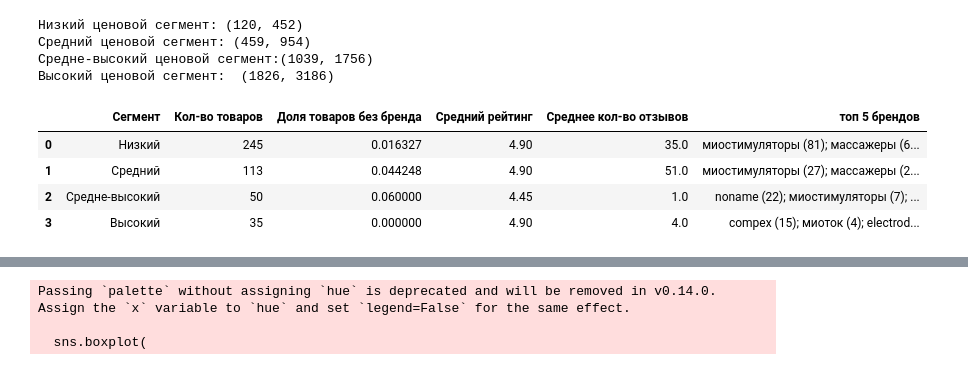
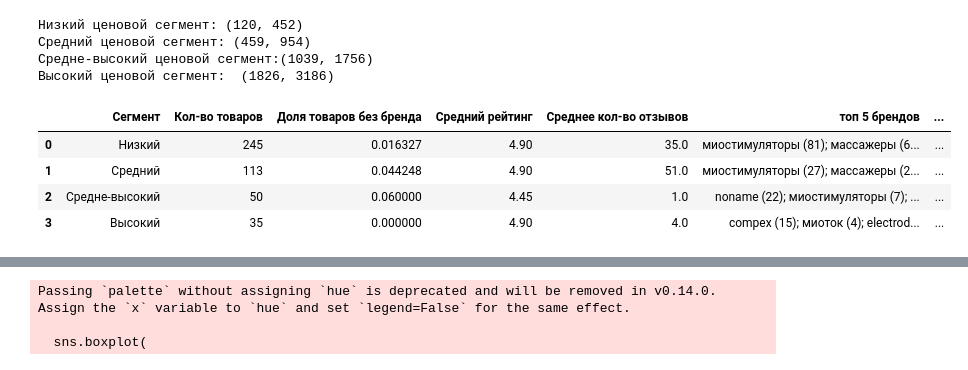
Before and after one commit to nekitmilk/marketplace_analyzer, a Jupyter notebook: src/notebooks/electrode_analysis/analyse.ipynb, the cells around one changed output, grey strips where cells are left out. Cells and saved outputs as stored; diff of their text form; code cells hidden in the pictures.

```diff
--- a/src/notebooks/electrode_analysis/analyse.ipynb
+++ b/src/notebooks/electrode_analysis/analyse.ipynb
@@ -61,0 +164,17 @@ memory usage: 803.2+ KB
+# %%
+desired_characteristics = [
+    'good_id',
+    'marketplace',
+    'зоны массажа',
+    'вид массажа',
+    'материал',
+    'назначение электродов',
+    'количество_в_упаковке',
+]
+
+final_columns = [col for col in desired_characteristics if col in standardized_df.columns]
+main_specs = standardized_df[final_columns]
+
+main_specs['количество_в_упаковке'] = main_specs['количество_в_упаковке'].str.replace(r'\D', '', regex=True)
+
+main_specs
@@ -202,6 +356,13 @@ print(f"Высокий ценовой сегмент:  {min_max_segments[3][1]}"
 # %%
 import pandas as pd
 pd.set_option('display.max_colwidth', None)
+
+def top_specs(df, column, top_n, stats):
+    zones = df[column].str.split('[;,/]', expand=True).stack().str.strip()
+    top_zones = zones.value_counts().head(top_n)
+    stats.update({
+        f'топ {top_n} {column}': '; '.join([f"{zone} ({count})" for (zone, count) in top_zones.items()])
+    })
 
 def get_segment_stats(segment_df, segment_name, top_n):
     stats = {
@@ -210,60 +371,52 @@ def get_segment_stats(segment_df, segment_name, top_n):
         'Доля товаров без бренда': len(segment_df[segment_df['brand'] == 'unknown']) / len(segment_df),
         'Средний рейтинг': segment_df['rating'].median(),
         'Среднее кол-во отзывов': segment_df['feedbacks'].median()
     }
 
     # Топ брендов
     top_brands = segment_df['brand'].value_counts().head(top_n)
     stats.update({
         f'топ {top_n} брендов': '; '.join([f"{brand} ({count})" for (brand, count) in top_brands.items()])
     })
 
-    # # Топ зон
-    # zones = segment_df['zones'].str.split('[;,/]', expand=True).stack().str.strip()
-    # top_zones = zones.value_counts().head(top_n)
-    # stats.update({
-    #     f'топ {top_n} зон': '; '.join([f"{zone} ({count})" for (zone, count) in top_zones.items()])
-    # })
-
-    # # Топ типов питания
-    # power_type = segment_df['power_type'].str.split('[;,/]', expand=True).stack().str.strip()
-    # top_power = power_type.value_counts().head(top_n)
-    # stats.update({
-    #     f'топ {top_n} типов питания': '; '.join([f"{power} ({count})" for (power, count) in top_power.items()])
-    # })
-
-    # # Топ типов
-    # types = segment_df['type'].str.split('[;,/]', expand=True).stack().str.strip()
-    # top_types = types.value_counts().head(top_n)
-    # stats.update({
-    #     f'топ {top_n} типов': '; '.join([f"{type} ({count})" for (type, count) in top_types.items()])
-    # })
+    top_specs(segment_df, 'материал', top_n, stats)
+    top_specs(segment_df, 'зоны массажа', top_n, stats)
+    top_specs(segment_df, 'вид массажа', top_n, stats)
+    top_specs(segment_df, 'назначение электродов', top_n, stats)
+    top_specs(segment_df, 'количество_в_упаковке', top_n, stats)
 
     return stats
 
+price_segment_clear_df_copy = pd.merge(
+    price_segment_clear_df,
+    main_specs,
+    how='left',
+    left_on=['id', 'marketplace'],
+    right_on=['good_id', 'marketplace']
+).copy()
 
-low_price_df = price_segment_clear_df[price_segment_clear_df["price_segment"] == min_max_segments[0][0]]
-mid_price_df = price_segment_clear_df[price_segment_clear_df["price_segment"] == min_max_segments[1][0]]
-mid_high_price_df = price_segment_clear_df[price_segment_clear_df["price_segment"] == min_max_segments[2][0]]
-high_price_df = price_segment_clear_df[price_segment_clear_df["price_segment"] == min_max_segments[3][0]]
+low_price_df = price_segment_clear_df_copy[price_segment_clear_df_copy["price_segment"] == min_max_segments[0][0]]
+mid_price_df = price_segment_clear_df_copy[price_segment_clear_df_copy["price_segment"] == min_max_segments[1][0]]
+mid_high_price_df = price_segment_clear_df_copy[price_segment_clear_df_copy["price_segment"] == min_max_segments[2][0]]
+high_price_df = price_segment_clear_df_copy[price_segment_clear_df_copy["price_segment"] == min_max_segments[3][0]]
 
 segments = {
     'Низкий': low_price_df,
     'Средний': mid_price_df,
     'Средне-высокий': mid_high_price_df,
     'Высокий': high_price_df
 }
 
 top_n = 5
 all_stats = [get_segment_stats(df, name, top_n) for name, df in segments.items()]
 result_df = pd.DataFrame(all_stats)
 
 display(result_df)
 pd.reset_option('display.max_colwidth')
 # %% [output]
-|  | Сегмент | Кол-во товаров | Доля товаров без бренда | Средний рейтинг | Среднее кол-во отзывов | топ 5 брендов |
-| 0 | Низкий | 245 | 0.016327 | 4.90 | 35.0 | миостимуляторы (81); массажеры (6... |
-| 1 | Средний | 113 | 0.044248 | 4.90 | 51.0 | миостимуляторы (27); массажеры (2... |
-| 2 | Средне-высокий | 50 | 0.060000 | 4.45 | 1.0 | noname (22); миостимуляторы (7); ... |
-| 3 | Высокий | 35 | 0.000000 | 4.90 | 4.0 | compex (15); миоток (4); electrod... |
+|  | Сегмент | Кол-во товаров | Доля товаров без бренда | Средний рейтинг | Среднее кол-во отзывов | топ 5 брендов | ... |
+| 0 | Низкий | 245 | 0.016327 | 4.90 | 35.0 | миостимуляторы (81); массажеры (6... | ... |
+| 1 | Средний | 113 | 0.044248 | 4.90 | 51.0 | миостимуляторы (27); массажеры (2... | ... |
+| 2 | Средне-высокий | 50 | 0.060000 | 4.45 | 1.0 | noname (22); миостимуляторы (7); ... | ... |
+| 3 | Высокий | 35 | 0.000000 | 4.90 | 4.0 | compex (15); миоток (4); electrod... | ... |
 # %% [markdown]
```
Also changed, not shown: parts of 26 cells of this notebook, 8 other files.
